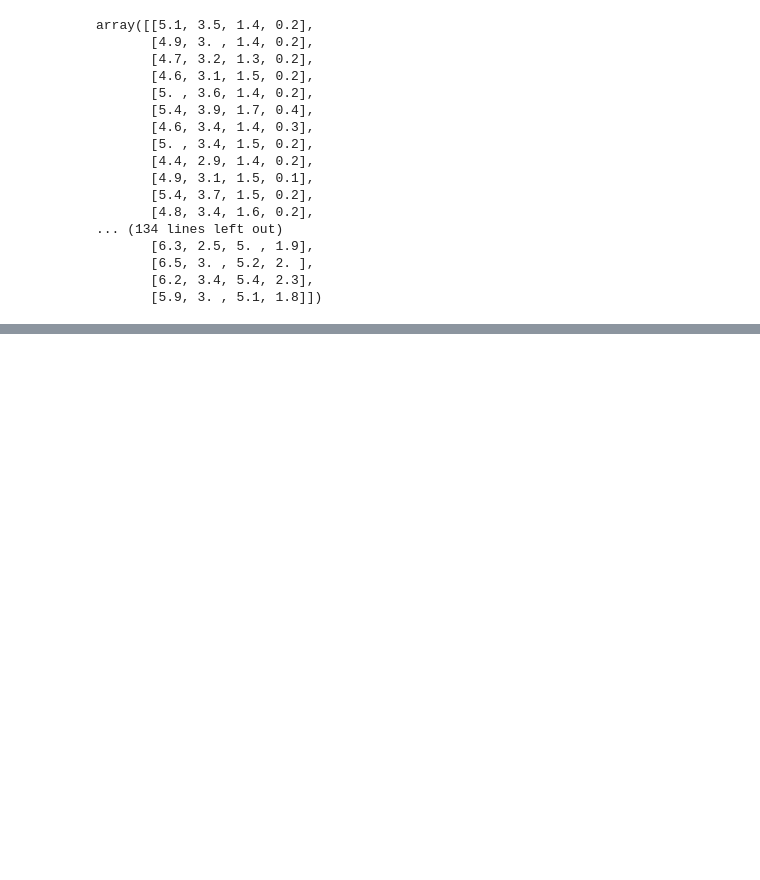
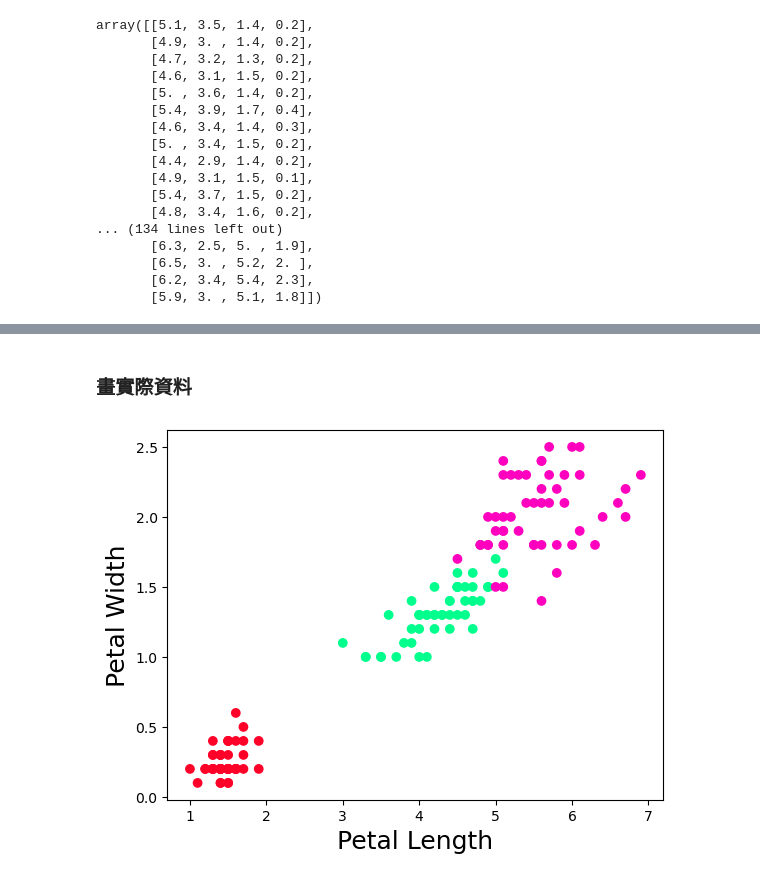
Before and after one commit to BlakeChiu/python, a Jupyter notebook: Iris_Clustering/pratice2.ipynb, the cells around one changed output, grey strips where cells are left out. Cells and saved outputs as stored; diff of their text form; code cells hidden in the pictures; blank space fills up the shorter version.

```diff
--- a/Iris_Clustering/pratice2.ipynb
+++ b/Iris_Clustering/pratice2.ipynb
@@ -85,0 +118,12 @@ results_df
+# %% [markdown]
+### 畫實際資料
+# %%
+dataset = load_iris()
+X = dataset.data
+y = dataset.target
+plt.scatter(X[:,2], X[:,3], c=y, cmap='gist_rainbow')
+plt.xlabel('Petal Length', fontsize=18)
+plt.ylabel('Petal Width', fontsize=18)
+plt.show()
+# %% [output]
+[figure, added]
```
Also changed, not shown: parts of 27 cells of this notebook.
